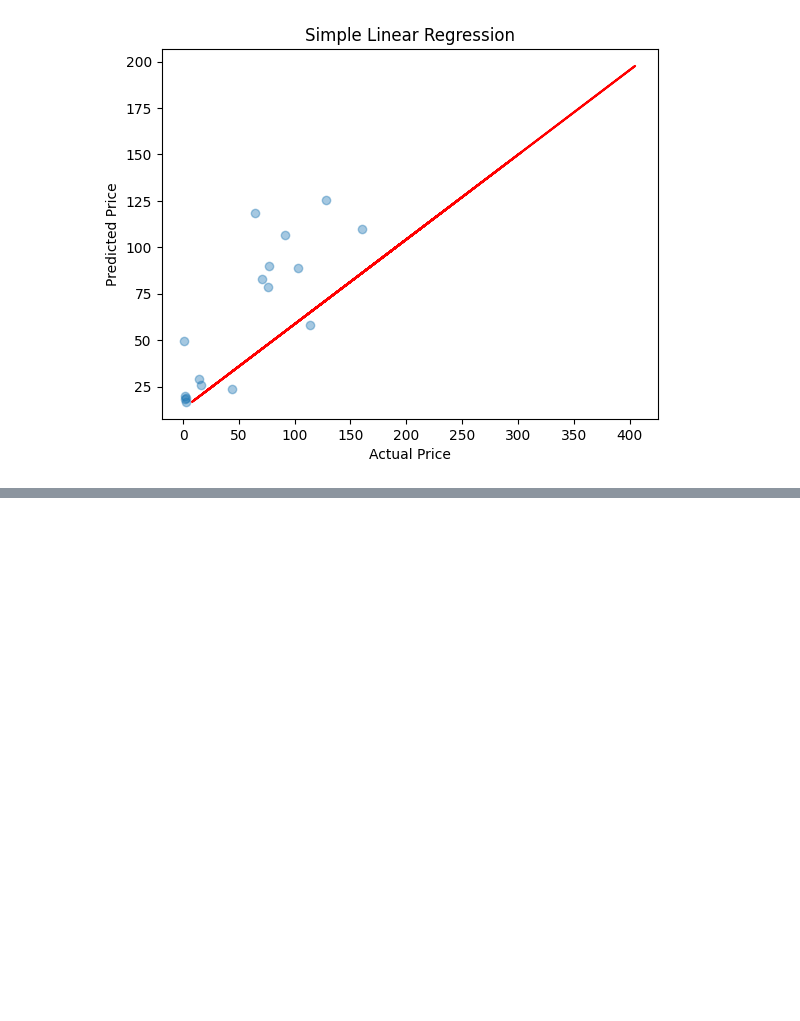
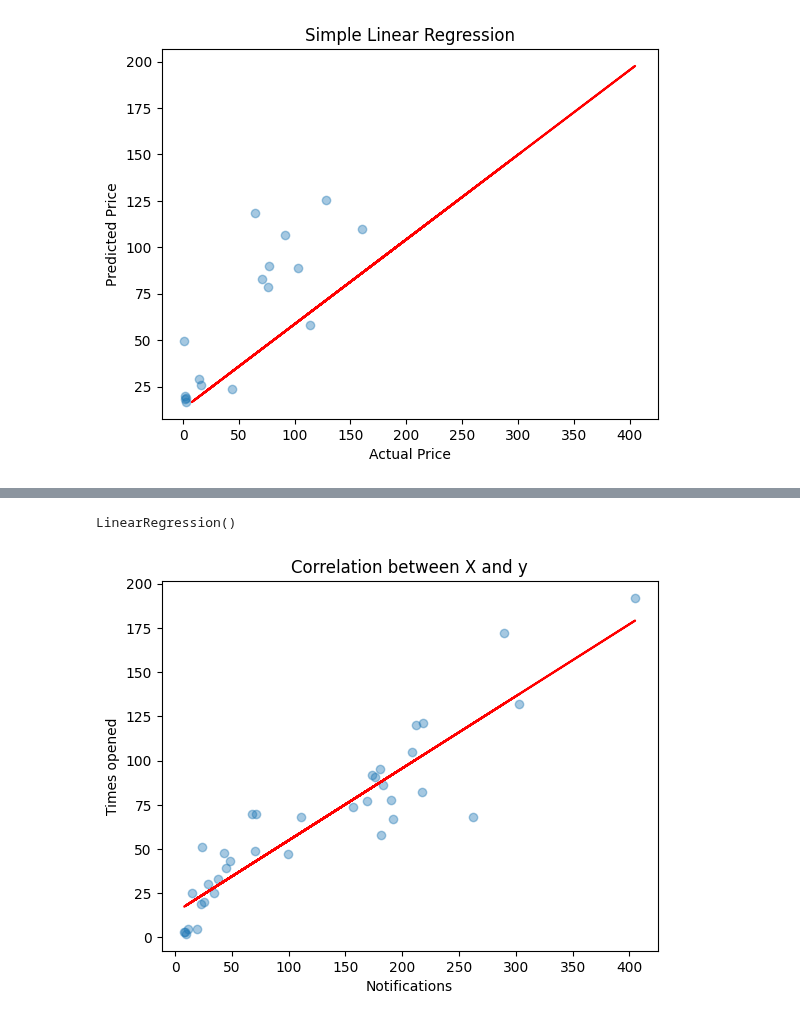
Before and after one commit to 1and-or0/JNU, a Jupyter notebook: AI/linear-regression-final.ipynb, the cells around one changed output, grey strips where cells are left out. Saved outputs shown, nothing was run; the diff lists cells and outputs as text; code cells hidden in the pictures; blank space fills up the shorter version.

Commit message:
update linear

```diff
--- a/AI/linear-regression-final.ipynb
+++ b/AI/linear-regression-final.ipynb
@@ -90,3 +104,16 @@ plt.title("Simple Linear Regression")
 plt.show()
 # %% [output]
 [figure]
+# %%
+# Notificatins 와 Times opened
+df = pd.read_csv("/kaggle/input/analyzing-screen-time/Screentime - App Details.csv")
+df.head()
+print(len(df))
+print(df.info())
+x_name, y_name = "Notifications", "Times opened"
+y = df[y_name]
+X = df[[x_name]]
+
+# 결측치 처리 # 전체 데이터프레임의 각 컬럼별 결측치
+print(f"결측치 개수: {X.isna().sum()}")
+print(f"결측치 개수: {y.isna().sum()}")
@@ -92,0 +138,21 @@ plt.show()
+# %%
+X_train, X_test, y_train, y_test = train_test_split(X,y,train_size=0.7,random_state=10)
+model = LinearRegression()
+model
+# %% [output]
+LinearRegression()
+# %%
+model.fit(X_train, y_train)
+y_pred=model.predict(X_test)
+# %%
+%matplotlib inline
+font_list = [font.name for font in fm.fontManager.ttflist]
+plt.rcParams["font.family"] = "sans-serif"
+plt.scatter(X_train, y_train, alpha=0.4)
+plt.xlabel(x_name)
+plt.plot(X_train, model.predict(X_train), color='red')
+plt.ylabel(y_name)
+plt.title("Correlation between X and y")
+plt.show()
+# %% [output]
+[figure, added]
```
Also changed, not shown: parts of 6 cells of this notebook.
